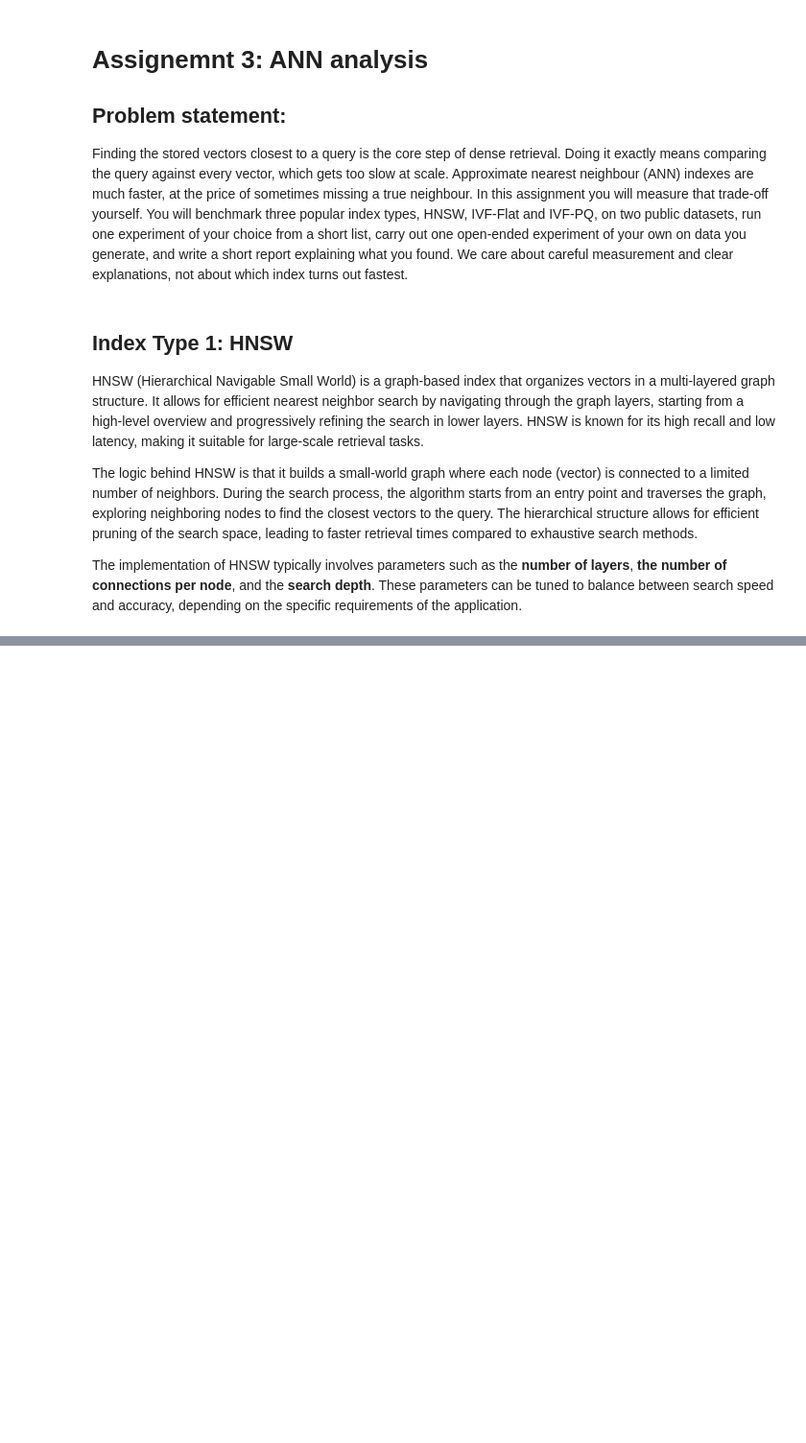
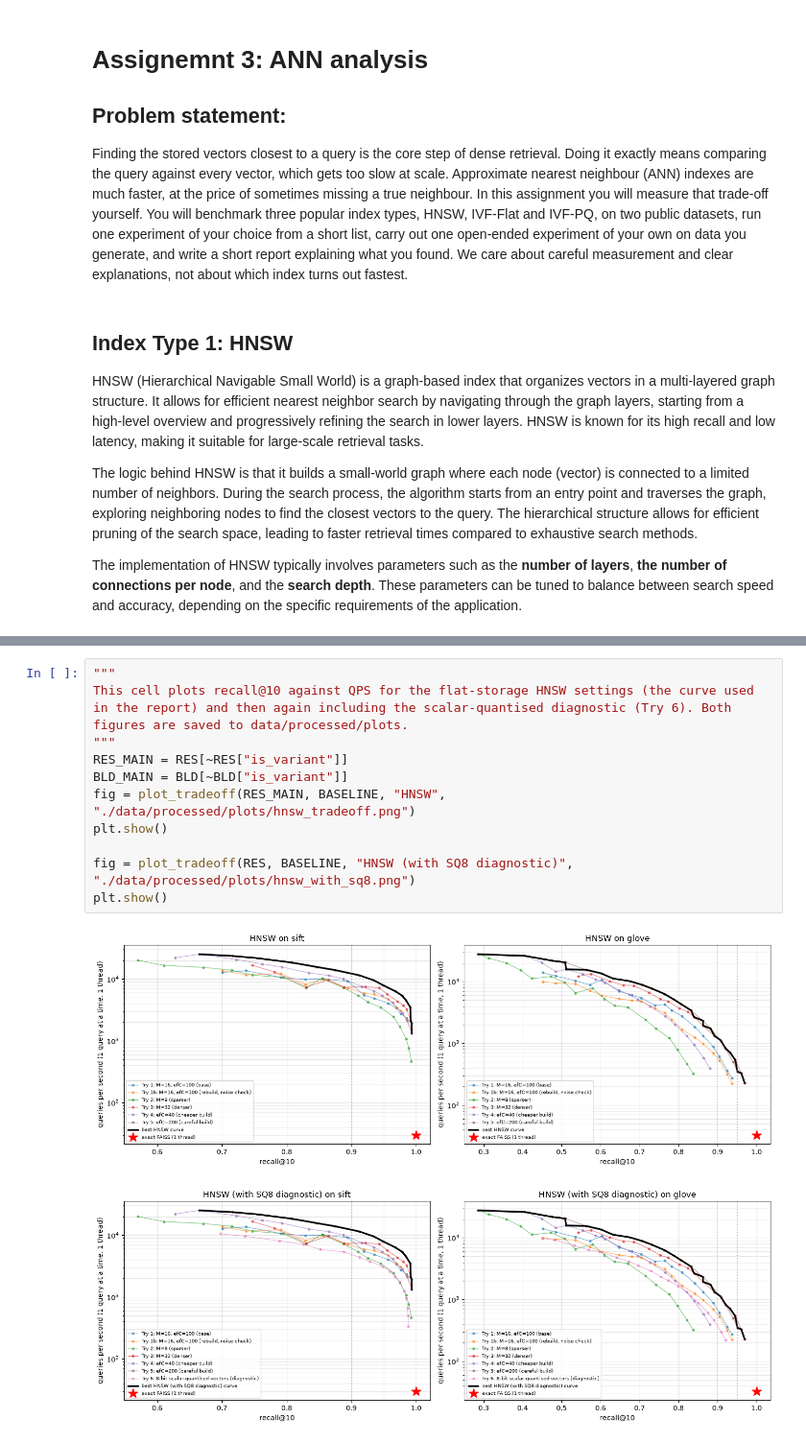
Before and after one commit to Dra9on-7/A3, a Jupyter notebook: HNSW.ipynb, the cells around one changed output, grey strips where cells are left out. Shown at 96% size. Cells and saved outputs as stored; diff of their text form; blank space fills up the shorter version.

```diff
--- a/HNSW.ipynb
+++ b/HNSW.ipynb
@@ -12,0 +476,14 @@ The implementation of HNSW typically involves parameters such as the **number of
+# %%
+"""
+This cell plots recall@10 against QPS for the flat-storage HNSW settings (the curve used in the report) and then again including the scalar-quantised diagnostic (Try 6). Both figures are saved to data/processed/plots.
+"""
+RES_MAIN = RES[~RES["is_variant"]]
+BLD_MAIN = BLD[~BLD["is_variant"]]
+fig = plot_tradeoff(RES_MAIN, BASELINE, "HNSW", "./data/processed/plots/hnsw_tradeoff.png")
+plt.show()
+
+fig = plot_tradeoff(RES, BASELINE, "HNSW (with SQ8 diagnostic)", "./data/processed/plots/hnsw_with_sq8.png")
+plt.show()
+# %% [output]
+[figure, added]
+[figure, added]
```
Also changed, not shown: parts of 28 cells of this notebook, 3 other files.
